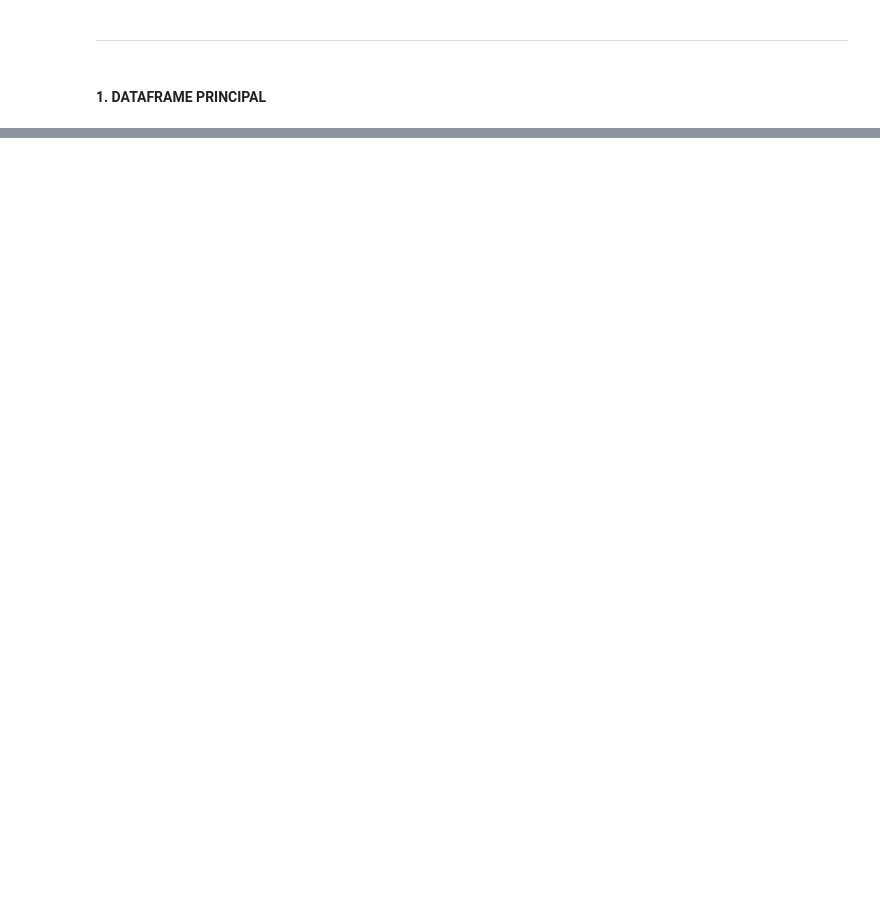
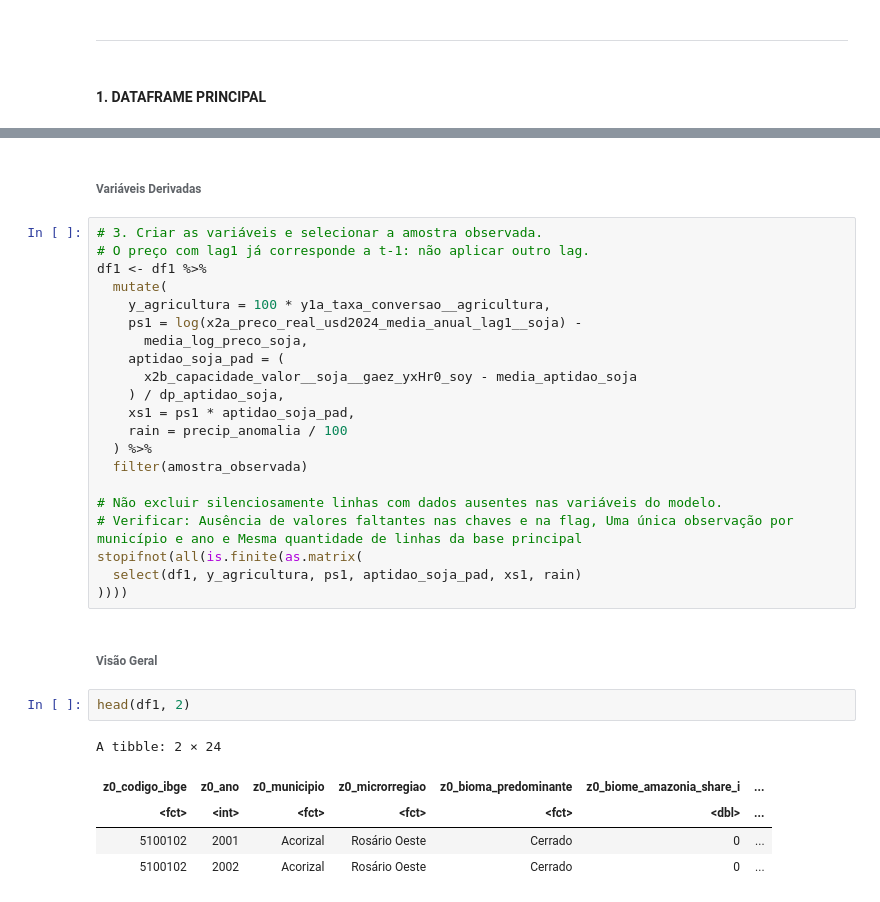
Before and after one commit to fernandovieira1/tese_eco_usp, a Jupyter notebook: 2_INTI/chapters/chap1/stats/2. MODELOS/grupos_h1/2_base_completa_h1_precaria/MODELOS_H1_PREC/modelos_fixos_h1_prec.ipynb, the cells around one changed output, grey strips where cells are left out. Cells and saved outputs as stored; diff of their text form; blank space fills up the shorter version.

```diff
--- a/2_INTI/chapters/chap1/stats/2. MODELOS/grupos_h1/2_base_completa_h1_precaria/MODELOS_H1_PREC/modelos_fixos_h1_prec.ipynb
+++ b/2_INTI/chapters/chap1/stats/2. MODELOS/grupos_h1/2_base_completa_h1_precaria/MODELOS_H1_PREC/modelos_fixos_h1_prec.ipynb
@@ -60,0 +310,33 @@ A data.frame: 3 × 80
+# %% [markdown]
+###### Variáveis Derivadas
+# %%
+# 3. Criar as variáveis e selecionar a amostra observada.
+# O preço com lag1 já corresponde a t-1: não aplicar outro lag.
+df1 <- df1 %>%
+  mutate(
+    y_agricultura = 100 * y1a_taxa_conversao__agricultura,
+    ps1 = log(x2a_preco_real_usd2024_media_anual_lag1__soja) -
+      media_log_preco_soja,
+    aptidao_soja_pad = (
+      x2b_capacidade_valor__soja__gaez_yxHr0_soy - media_aptidao_soja
+    ) / dp_aptidao_soja,
+    xs1 = ps1 * aptidao_soja_pad,
+    rain = precip_anomalia / 100
+  ) %>%
+  filter(amostra_observada)
+
+# Não excluir silenciosamente linhas com dados ausentes nas variáveis do modelo.
+# Verificar: Ausência de valores faltantes nas chaves e na flag, Uma única observação por município e ano e Mesma quantidade de linhas da base principal
+stopifnot(all(is.finite(as.matrix(
+  select(df1, y_agricultura, ps1, aptidao_soja_pad, xs1, rain)
+))))
+# %% [markdown]
+###### Visão Geral
+# %%
+head(df1, 2)
+# %% [output]
+A tibble: 2 × 24
+| z0_codigo_ibge | z0_ano | z0_municipio | z0_microrregiao | z0_bioma_predominante | z0_biome_amazonia_share_i | ... |
+| <fct> | <int> | <fct> | <fct> | <fct> | <dbl> | ... |
+| 5100102 | 2001 | Acorizal | Rosário Oeste | Cerrado | 0 | ... |
+| 5100102 | 2002 | Acorizal | Rosário Oeste | Cerrado | 0 | ... |
```
Also changed, not shown: parts of 31 cells of this notebook, 1 other file.
